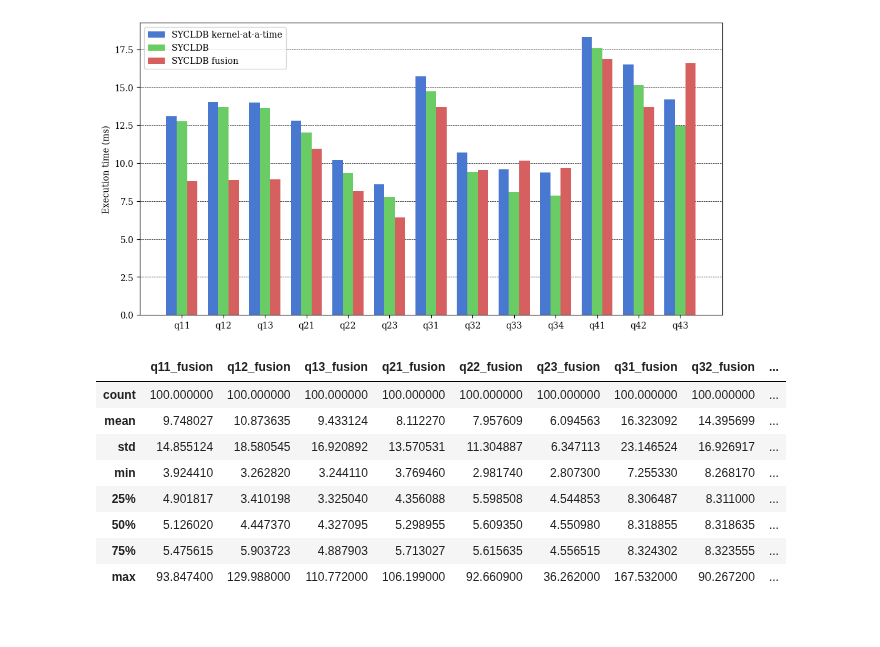
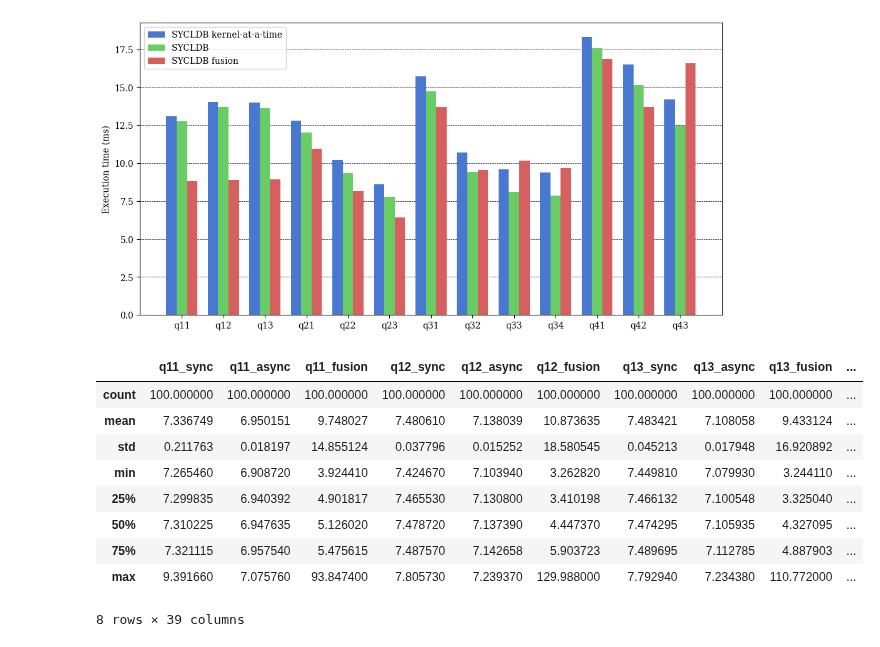
Before and after one commit to Maestro-Zacht/sycldb-calcite-executor, a Jupyter notebook: performances/perf.ipynb, the cells around one changed output. Cells and saved outputs as stored; diff of their text form; code cells hidden in the pictures.

Commit message:
performances cxl

```diff
--- a/performances/perf.ipynb
+++ b/performances/perf.ipynb
@@ -142,18 +142,24 @@ plt.show()
 # %%
 results_cxl = pd.DataFrame()
 
 for q in queries:
+    sync_df = pd.read_csv(f'{q}-performance-sync-cxl.log', header=None, names=['execution_time_ms'])
+    async_df = pd.read_csv(f'{q}-performance-async-cxl.log', header=None, names=['execution_time_ms'])
     fusion_df = pd.read_csv(f'{q}-performance-cxl.log', header=None, names=['execution_time_ms'])
+
+    results_cxl[f'{q}_sync'] = sync_df['execution_time_ms']
+    results_cxl[f'{q}_async'] = async_df['execution_time_ms']
     results_cxl[f'{q}_fusion'] = fusion_df['execution_time_ms']
 
 results_cxl.describe()
 # %% [output]
-|  | q11_fusion | q12_fusion | q13_fusion | q21_fusion | q22_fusion | q23_fusion | q31_fusion | q32_fusion | ... |
-| count | 100.000000 | 100.000000 | 100.000000 | 100.000000 | 100.000000 | 100.000000 | 100.000000 | 100.000000 | ... |
-| mean | 9.748027 | 10.873635 | 9.433124 | 8.112270 | 7.957609 | 6.094563 | 16.323092 | 14.395699 | ... |
-| std | 14.855124 | 18.580545 | 16.920892 | 13.570531 | 11.304887 | 6.347113 | 23.146524 | 16.926917 | ... |
-| min | 3.924410 | 3.262820 | 3.244110 | 3.769460 | 2.981740 | 2.807300 | 7.255330 | 8.268170 | ... |
-| 25% | 4.901817 | 3.410198 | 3.325040 | 4.356088 | 5.598508 | 4.544853 | 8.306487 | 8.311000 | ... |
-| 50% | 5.126020 | 4.447370 | 4.327095 | 5.298955 | 5.609350 | 4.550980 | 8.318855 | 8.318635 | ... |
-| 75% | 5.475615 | 5.903723 | 4.887903 | 5.713027 | 5.615635 | 4.556515 | 8.324302 | 8.323555 | ... |
-| max | 93.847400 | 129.988000 | 110.772000 | 106.199000 | 92.660900 | 36.262000 | 167.532000 | 90.267200 | ... |
+|  | q11_sync | q11_async | q11_fusion | q12_sync | q12_async | q12_fusion | q13_sync | q13_async | q13_fusion | ... |
+| count | 100.000000 | 100.000000 | 100.000000 | 100.000000 | 100.000000 | 100.000000 | 100.000000 | 100.000000 | 100.000000 | ... |
+| mean | 7.336749 | 6.950151 | 9.748027 | 7.480610 | 7.138039 | 10.873635 | 7.483421 | 7.108058 | 9.433124 | ... |
+| std | 0.211763 | 0.018197 | 14.855124 | 0.037796 | 0.015252 | 18.580545 | 0.045213 | 0.017948 | 16.920892 | ... |
+| min | 7.265460 | 6.908720 | 3.924410 | 7.424670 | 7.103940 | 3.262820 | 7.449810 | 7.079930 | 3.244110 | ... |
+| 25% | 7.299835 | 6.940392 | 4.901817 | 7.465530 | 7.130800 | 3.410198 | 7.466132 | 7.100548 | 3.325040 | ... |
+| 50% | 7.310225 | 6.947635 | 5.126020 | 7.478720 | 7.137390 | 4.447370 | 7.474295 | 7.105935 | 4.327095 | ... |
+| 75% | 7.321115 | 6.957540 | 5.475615 | 7.487570 | 7.142658 | 5.903723 | 7.489695 | 7.112785 | 4.887903 | ... |
+| max | 9.391660 | 7.075760 | 93.847400 | 7.805730 | 7.239370 | 129.988000 | 7.792940 | 7.234380 | 110.772000 | ... |
+8 rows × 39 columns
```
Also changed, not shown: parts of 2 cells of this notebook.
